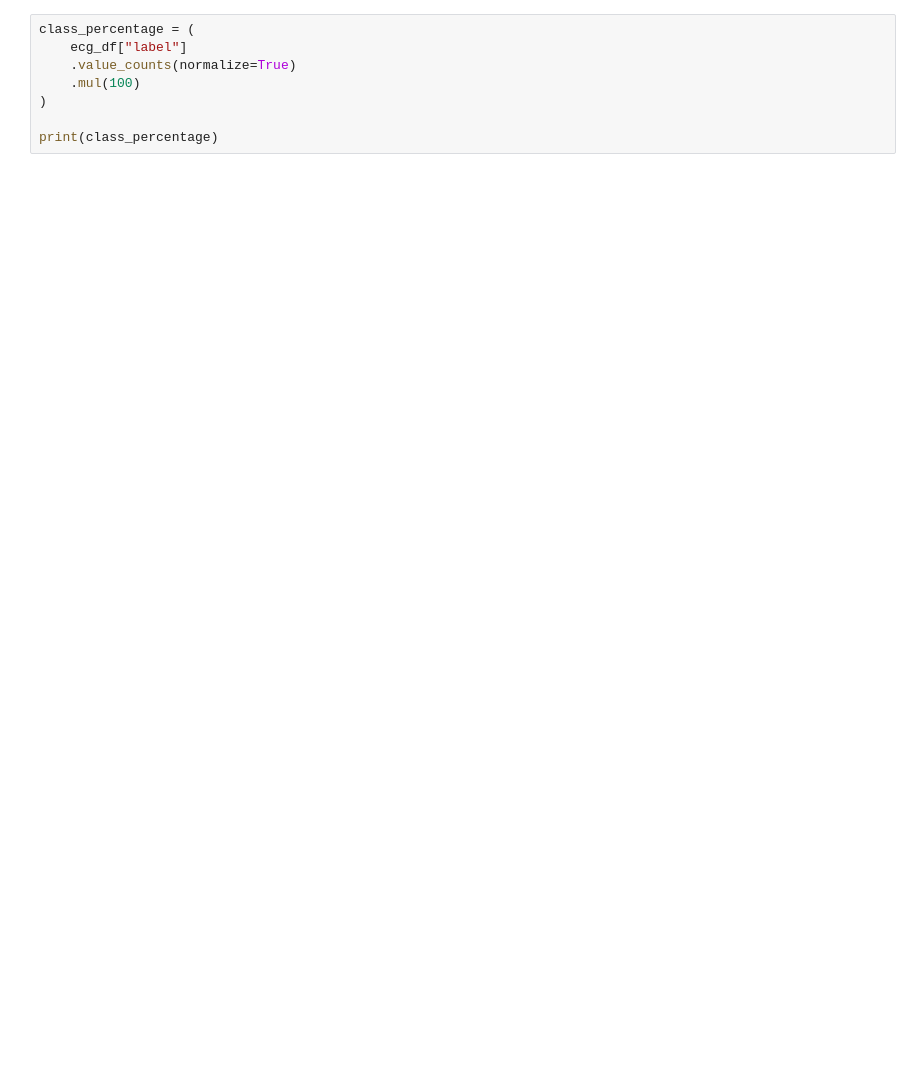
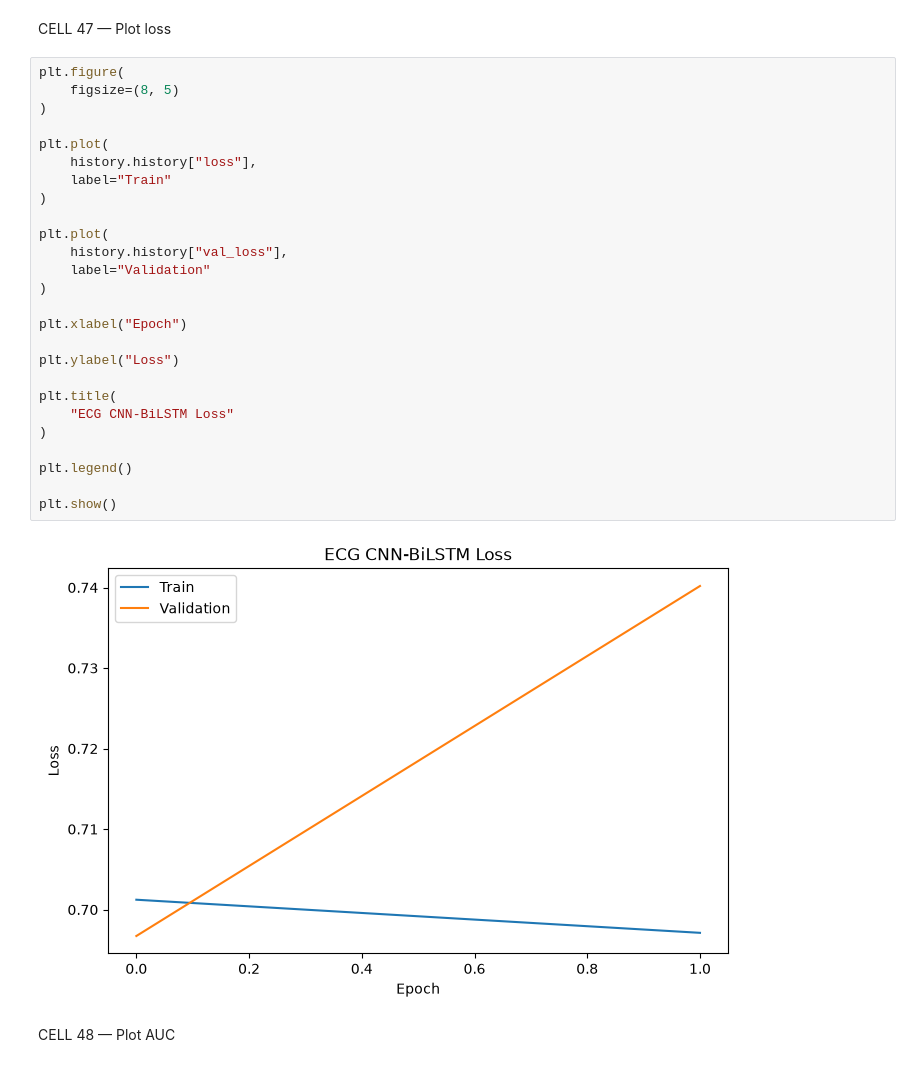
Before and after one commit to harshitgoyal029/SKIT-AI-2023-2027-14, a Jupyter notebook: Trained Models/ECG_Notebool.ipynb, the cells around one changed output. Cells and saved outputs as stored; diff of their text form; blank space fills up the shorter version.

```diff
--- a/Trained Models/ECG_Notebool.ipynb
+++ b/Trained Models/ECG_Notebool.ipynb
@@ -306,9 +1522,33 @@ plt.show()
+# %% [markdown]
+CELL 47 — Plot loss
 # %%
-class_percentage = (
-    ecg_df["label"]
-    .value_counts(normalize=True)
-    .mul(100)
+plt.figure(
+    figsize=(8, 5)
 )
 
-print(class_percentage)
+plt.plot(
+    history.history["loss"],
+    label="Train"
+)
+
+plt.plot(
+    history.history["val_loss"],
+    label="Validation"
+)
+
+plt.xlabel("Epoch")
+
+plt.ylabel("Loss")
+
+plt.title(
+    "ECG CNN-BiLSTM Loss"
+)
+
+plt.legend()
+
+plt.show()
+# %% [output]
+[figure, added]
+# %% [markdown]
+CELL 48 — Plot AUC
 # %%
```
Also changed, not shown: parts of 128 cells of this notebook, 9 other files.
